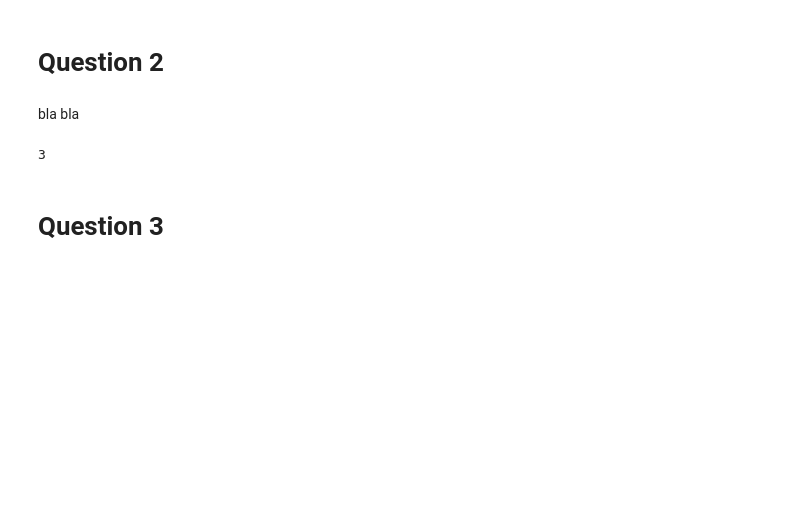
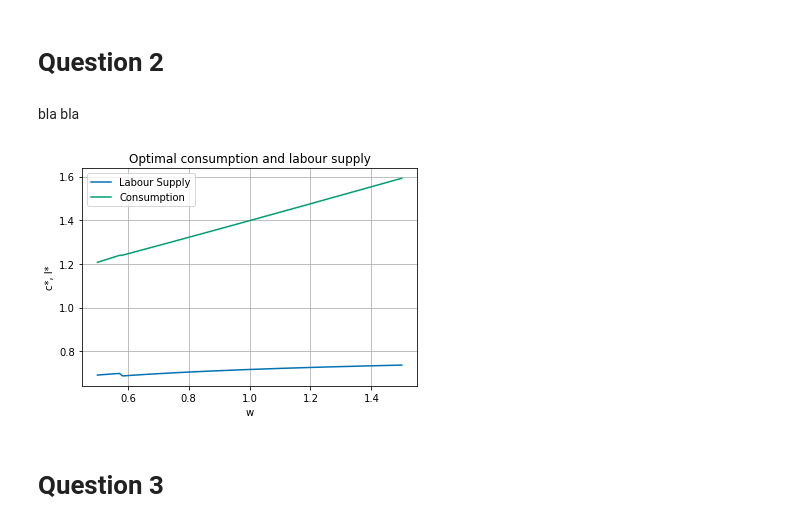
Before and after one commit to AdamTrolle/projects-2020-group-21, a Jupyter notebook: inauguralproject/inauguralproject.ipynb, the cells around one changed output. Cells and saved outputs as stored; diff of their text form; code cells hidden in the pictures; blank space fills up the shorter version.

```diff
--- a/inauguralproject/inauguralproject.ipynb
+++ b/inauguralproject/inauguralproject.ipynb
@@ -34,10 +94,29 @@ After that we define the budget constraint, which consist of consumers, cash, th
 # Question 2
 # %% [markdown]
 bla bla
-# %%
-1+1+1
-# %% [output]
-3
+# %%
+import matplotlib.pyplot as plt
+plt.style.use("seaborn-colorblind")
+
+N = 10000
+w_vec=np.linspace(0.5,1.5,N)
+l_vec=np.empty(N)
+c_vec=np.empty(N)
+for i,w in enumerate(w_vec):
+    bundle=optimizer(w,e,v,tau0,tau1,k,m)
+    l_vec[i]=bundle[0]
+    c_vec[i]=bundle[1]
+
+plt.plot(w_vec, l_vec)
+plt.plot(w_vec, c_vec)
+plt.grid(True)
+plt.xlabel("w")
+plt.ylabel("c*, l*")
+plt.legend(["Labour Supply", "Consumption"])
+plt.title("Optimal consumption and labour supply")
+plt.show()
+# %% [output]
+[figure, added]
 # %% [markdown]
 # Question 3
 # %% [markdown]
```
Also changed, not shown: parts of 7 cells of this notebook.
